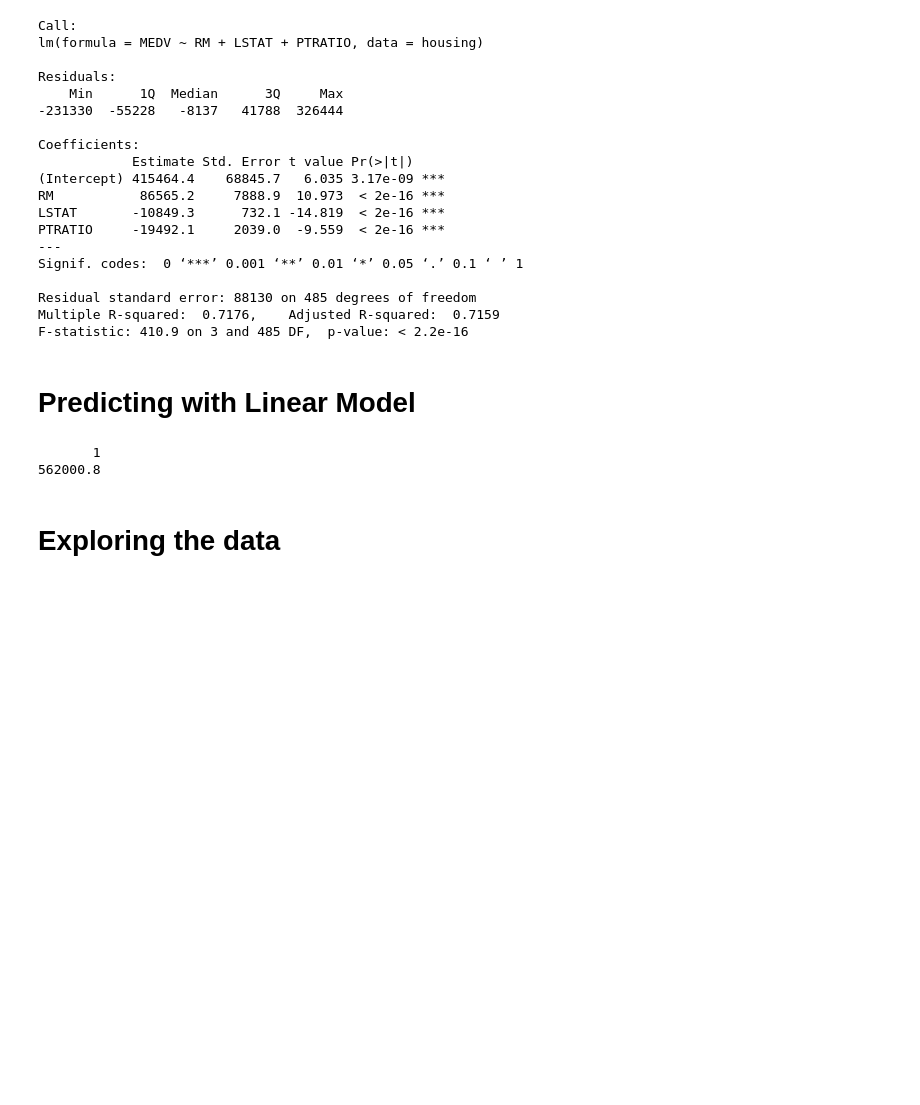
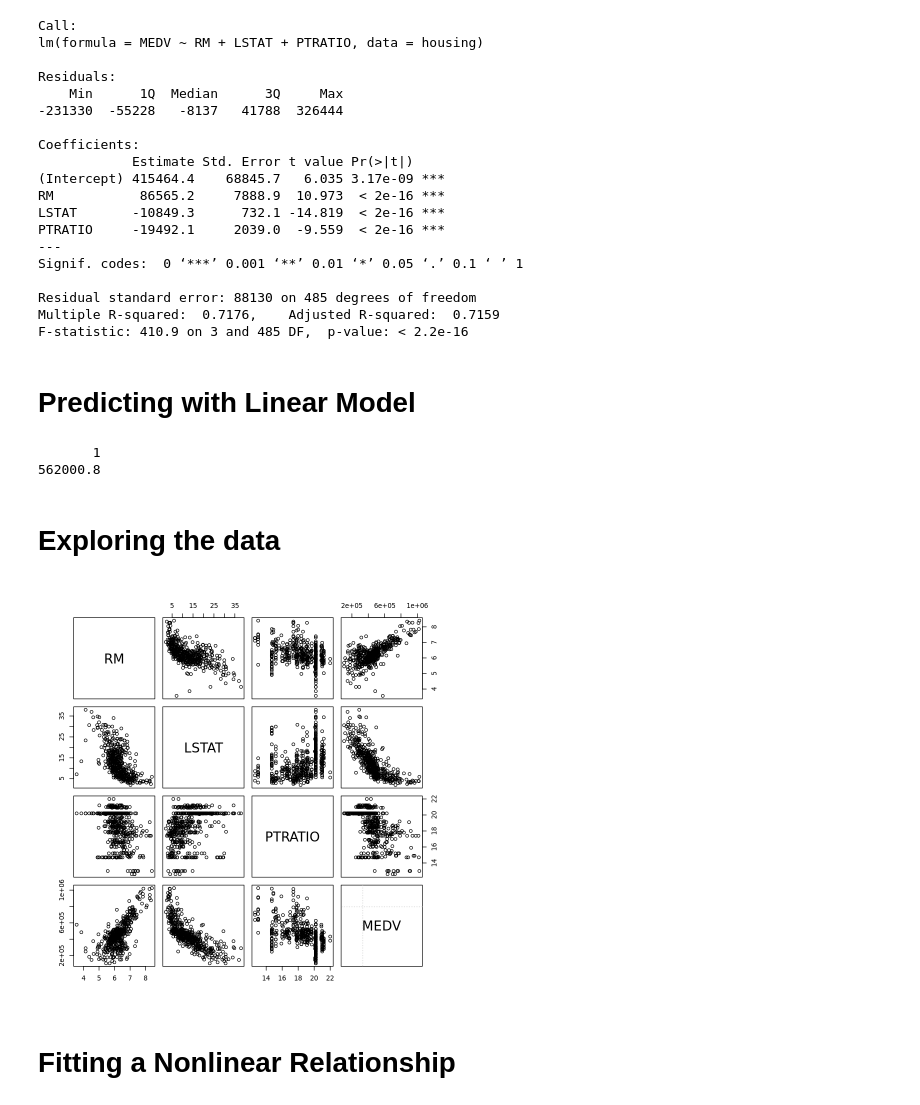
Before and after one commit to oscarm524/R_Programming, a Jupyter notebook: Linear_Regression/Linear_Regression.ipynb, the cells around one changed output. Drawn from its saved outputs; the diff is of its cells as text; code cells hidden in the pictures; blank space fills up the shorter version.

Commit message:
Adding nonlinear relationship

```diff
--- a/Linear_Regression/Linear_Regression.ipynb
+++ b/Linear_Regression/Linear_Regression.ipynb
@@ -55,3 +55,11 @@ predict(lm_md, newdata = new_point, type = 'response')
 562000.8
 # %% [markdown]
 # Exploring the data
+# %%
+## Plotting the data-frame
+plot(housing)
+grid()
+# %% [output]
+[figure, added]
+# %% [markdown]
+# Fitting a Nonlinear Relationship
```
